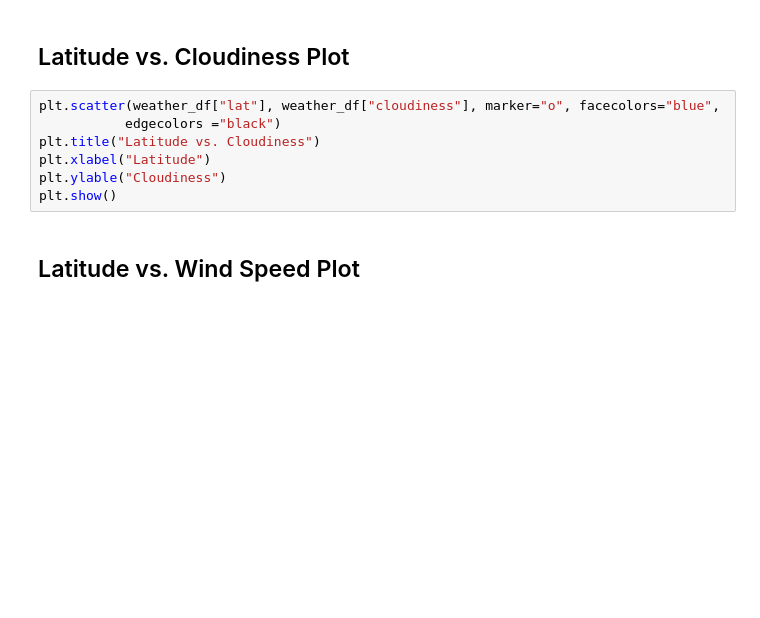
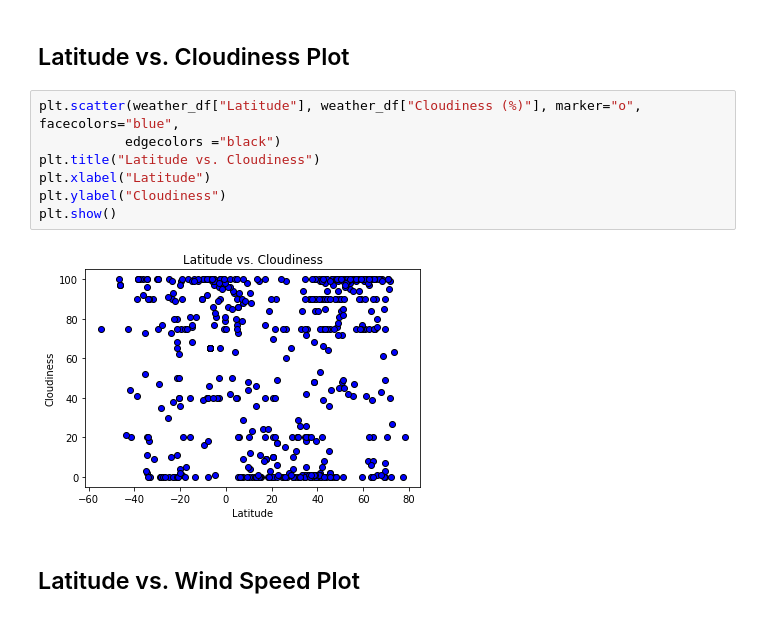
Before and after one commit to tdb219/python-api-challenge, a Jupyter notebook: WeatherPy/WeatherPy.ipynb, the cells around one changed output. Cells and saved outputs as stored; diff of their text form; blank space fills up the shorter version.

```diff
--- a/WeatherPy/WeatherPy.ipynb
+++ b/WeatherPy/WeatherPy.ipynb
@@ -207,12 +209,14 @@ plt.show()
 # %% [markdown]
 ## Latitude vs. Cloudiness Plot
 # %%
-plt.scatter(weather_df["lat"], weather_df["cloudiness"], marker="o", facecolors="blue",
+plt.scatter(weather_df["Latitude"], weather_df["Cloudiness (%)"], marker="o", facecolors="blue",
            edgecolors ="black")
 plt.title("Latitude vs. Cloudiness")
 plt.xlabel("Latitude")
-plt.ylable("Cloudiness")
+plt.ylabel("Cloudiness")
 plt.show()
+# %% [output]
+[figure, added]
 # %% [markdown]
 ## Latitude vs. Wind Speed Plot
 # %%
```
Also changed, not shown: parts of 2 cells of this notebook.
